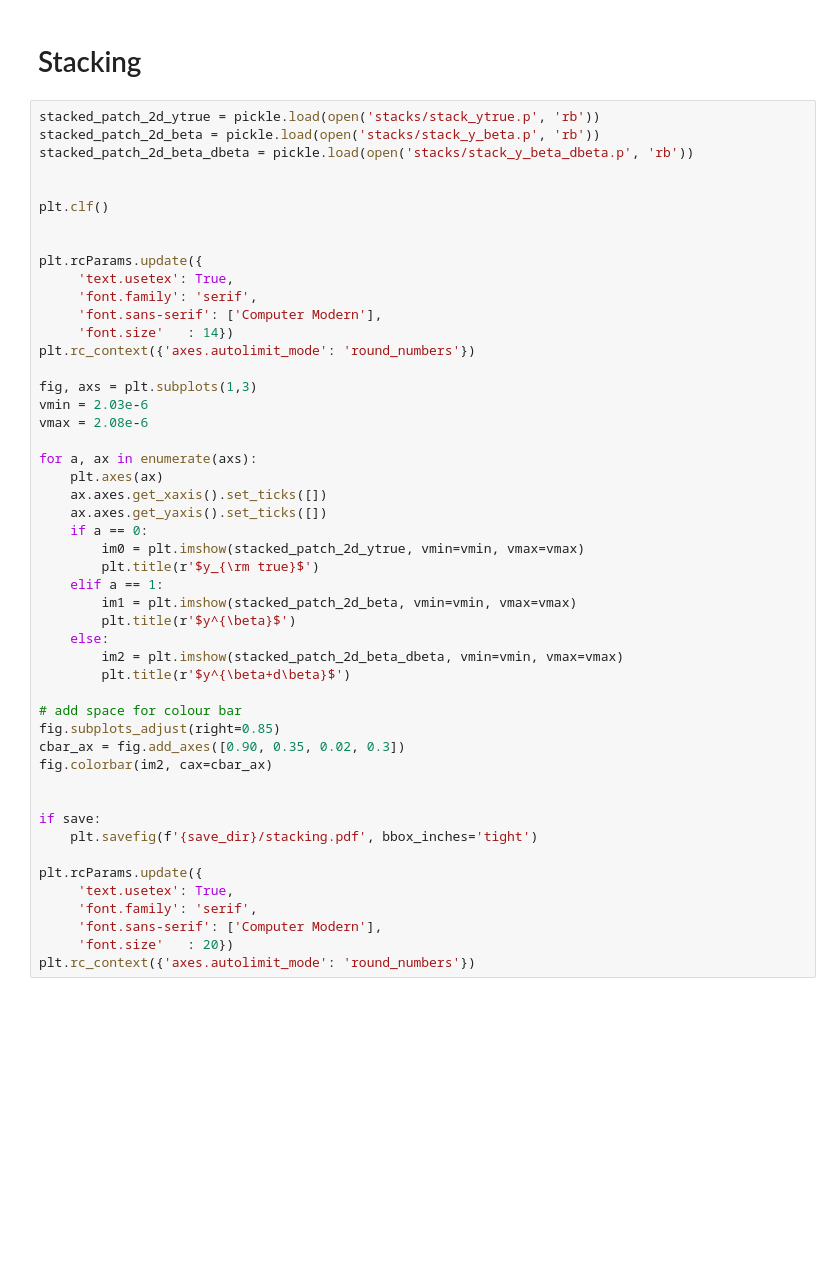
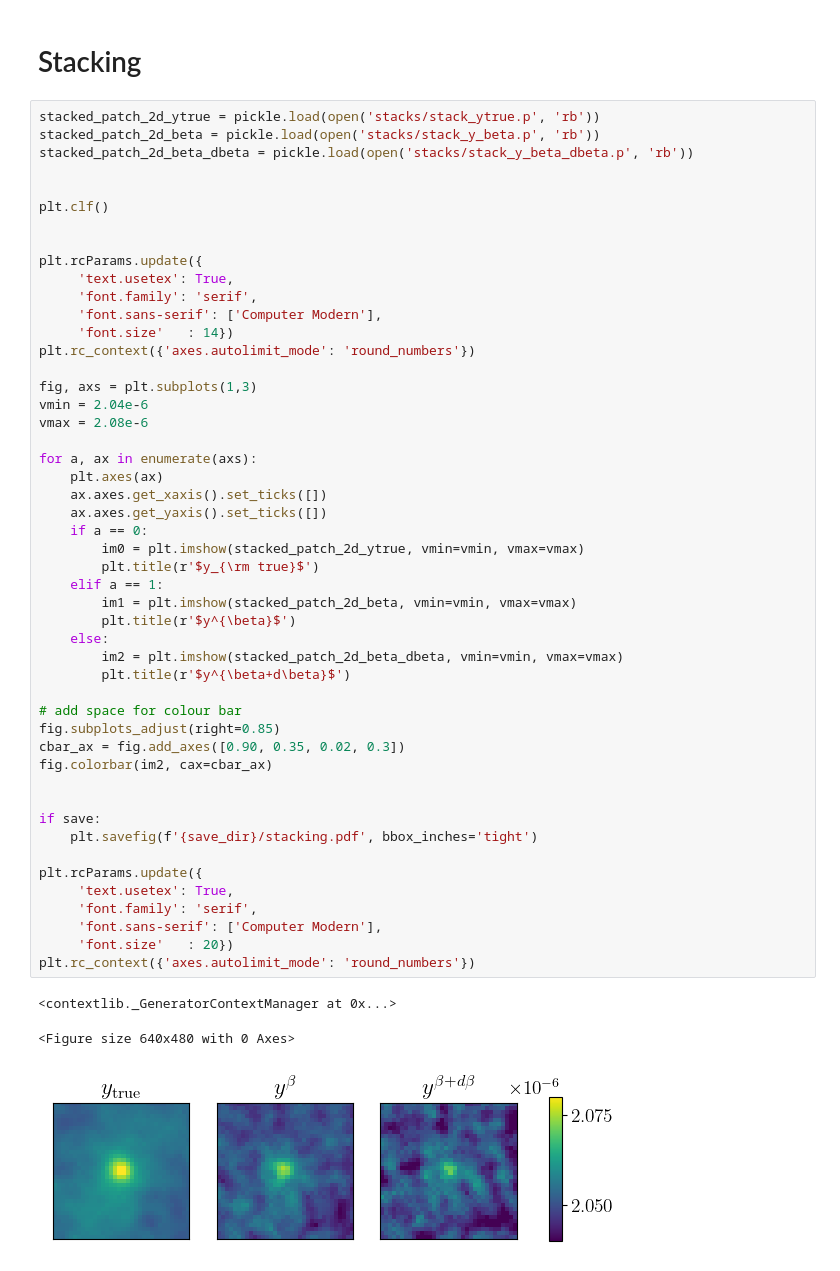
Before and after one commit to kmsurrao/CIB-deproj, a Jupyter notebook: paper_plots.ipynb, the cells around one changed output. Drawn from its saved outputs; the diff is of its cells as text; blank space fills up the shorter version.

```diff
--- a/paper_plots.ipynb
+++ b/paper_plots.ipynb
@@ -248,35 +248,39 @@ plt.rcParams.update({
 plt.rc_context({'axes.autolimit_mode': 'round_numbers'})
 
 fig, axs = plt.subplots(1,3)
-vmin = 2.03e-6
+vmin = 2.04e-6
 vmax = 2.08e-6
 
 for a, ax in enumerate(axs):
     plt.axes(ax)
     ax.axes.get_xaxis().set_ticks([])
     ax.axes.get_yaxis().set_ticks([])
     if a == 0:
         im0 = plt.imshow(stacked_patch_2d_ytrue, vmin=vmin, vmax=vmax)
         plt.title(r'$y_{\rm true}$')
     elif a == 1:
         im1 = plt.imshow(stacked_patch_2d_beta, vmin=vmin, vmax=vmax)
         plt.title(r'$y^{\beta}$')
     else:
         im2 = plt.imshow(stacked_patch_2d_beta_dbeta, vmin=vmin, vmax=vmax)
         plt.title(r'$y^{\beta+d\beta}$')
 
 # add space for colour bar
 fig.subplots_adjust(right=0.85)
 cbar_ax = fig.add_axes([0.90, 0.35, 0.02, 0.3])
 fig.colorbar(im2, cax=cbar_ax)
 
 
 if save:
     plt.savefig(f'{save_dir}/stacking.pdf', bbox_inches='tight')
 
 plt.rcParams.update({
      'text.usetex': True,
      'font.family': 'serif',
      'font.sans-serif': ['Computer Modern'],
      'font.size'   : 20})
 plt.rc_context({'axes.autolimit_mode': 'round_numbers'})
+# %% [output]
+<contextlib._GeneratorContextManager at 0x...>
+<Figure size 640x480 with 0 Axes>
+[figure, added]
```
Also changed, not shown: parts of 2 cells of this notebook.
